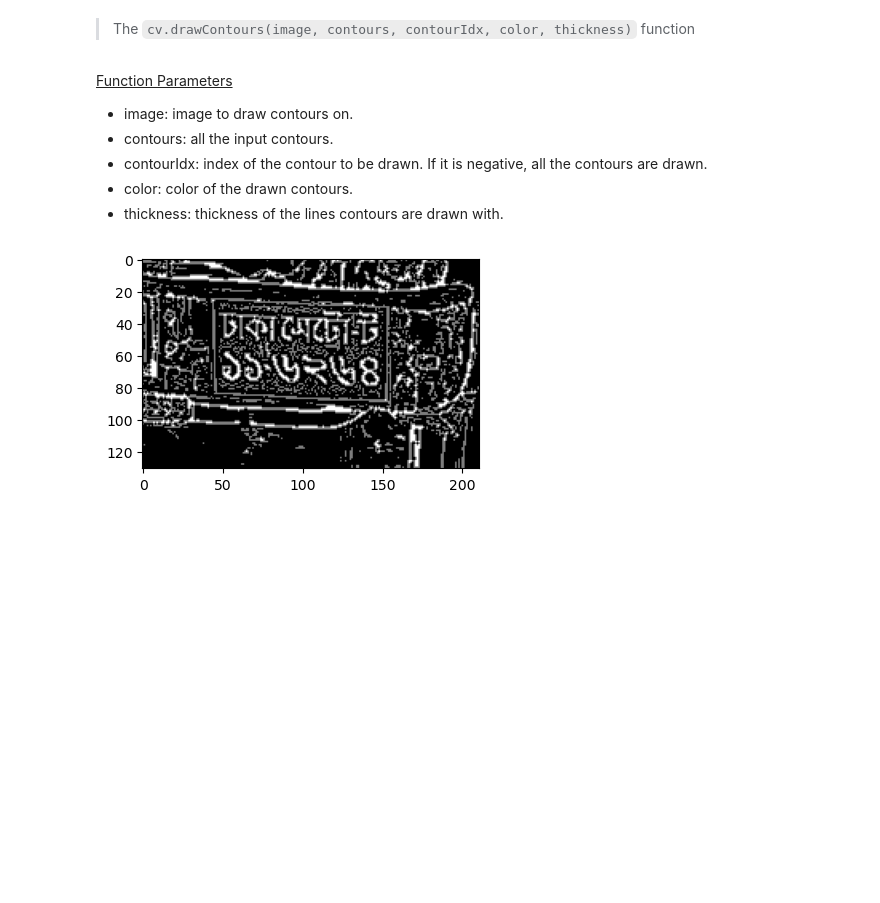
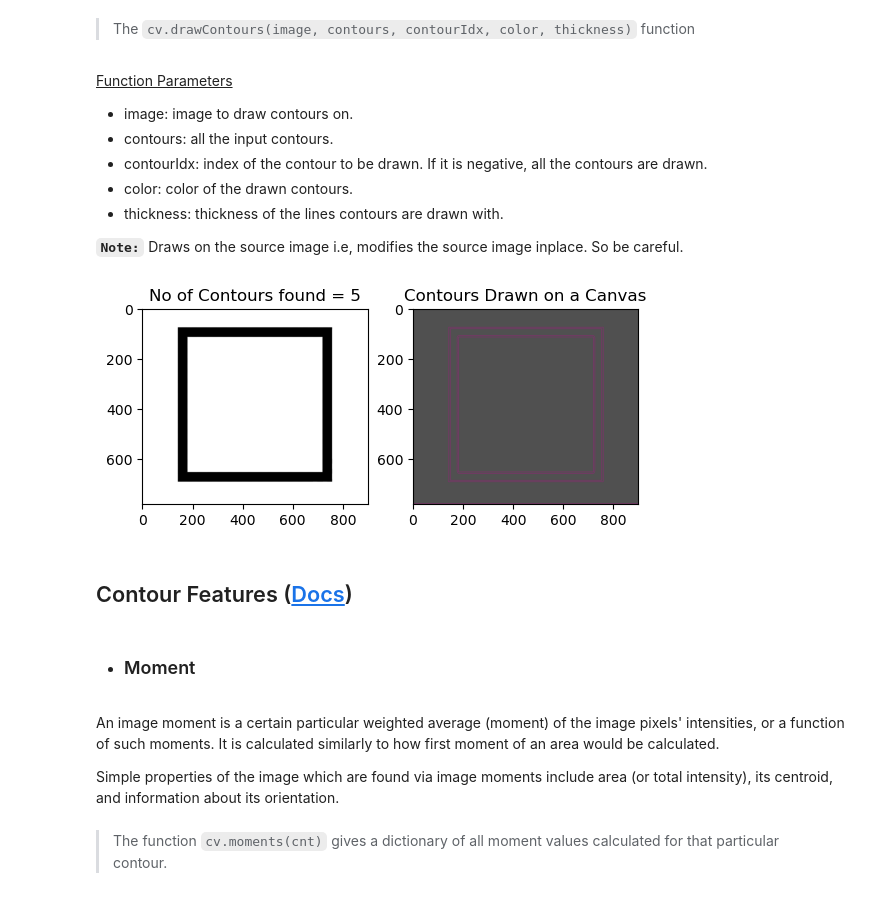
Before and after one commit to MaidulHasan/OpenCV_Basics, a Jupyter notebook: 07_contours.ipynb, the cells around one changed output. Cells and saved outputs as stored; diff of their text form; code cells hidden in the pictures; blank space fills up the shorter version.

```diff
--- a/07_contours.ipynb
+++ b/07_contours.ipynb
@@ -92,0 +140,23 @@ contours, hierarchy = cv.findContours(
+# %%
+# defining a function to find contours from images with some default preprocessing applied
+# Grayscale, GaussianBlur, Adaptive Gaussian Thresholding
+
+
+def find_contours(img_path=None, mode=cv.RETR_CCOMP, method=cv.CHAIN_APPROX_SIMPLE):
+    try:
+        img_read = cv.imread(img_path)
+    except:
+        print("Provide a valid image path along with the image extension.")
+
+    img = cv.cvtColor(img_read, cv.COLOR_BGR2GRAY)
+    img_blurred = cv.GaussianBlur(img, (5, 5), sigmaX=0)
+
+    # Thresholding/ applying Canny Edge is a must to have step in finding contours.
+    # Without this step we may not find contours at all
+    img_thresholded = cv.adaptiveThreshold(
+        img_blurred, 255, cv.ADAPTIVE_THRESH_GAUSSIAN_C, cv.THRESH_BINARY, 9, 2
+    )
+    contours, hierarchy = cv.findContours(img_thresholded, mode, method)
+    return img_read, contours
+# %%
+square_img, square_contours = find_contours("./imgs/square.png")
@@ -99,9 +171,31 @@ contours, hierarchy = cv.findContours(
 - contourIdx: index of the contour to be drawn. If it is negative, all the contours are drawn.
 - color: color of the drawn contours.
 - thickness: thickness of the lines contours are drawn with.
+
+**`Note:`** Draws on the source image i.e, modifies the source image inplace. So be careful.
-# %%
-matplotlib_imshow(
-    "", cv.drawContours(license_plate_inverted_copy, contours, -1, color=(125))
-)
-# %% [output]
-[figure, removed]
+# %%
+def get_canvas(shape, color_code=(80, 80, 80)):
+    return np.full(shape, fill_value=color_code, dtype=np.uint8)
+# %%
+canvas = get_canvas(square_img.shape)
+# plt.imshow(canvas)
+# %%
+plt.subplot(1, 2, 1).imshow(square_img), plt.title(
+    f"No of Contours found = {len(square_contours)}"
+)
+plt.subplot(1, 2, 2).imshow(
+    cv.drawContours(canvas, square_contours, -1, (200, 0, 150), thickness=1)
+), plt.title("Contours Drawn on a Canvas")
+plt.show()
+# %% [output]
+[figure, added]
+# %% [markdown]
+## Contour Features ([Docs](https://docs.opencv.org/4.x/dd/d49/tutorial_py_contour_features.html))
+# %% [markdown]
+- ### Moment
+# %% [markdown]
+An image moment is a certain particular weighted average (moment) of the image pixels' intensities, or a function of such moments. It is calculated similarly to how first moment of an area would be calculated.
+
+Simple properties of the image which are found via image moments include area (or total intensity), its centroid, and information about its orientation.
+# %% [markdown]
+> The function `cv.moments(cnt)` gives a dictionary of all moment values calculated for that particular contour.
```
Also changed, not shown: parts of 55 cells of this notebook, 10 other files.
